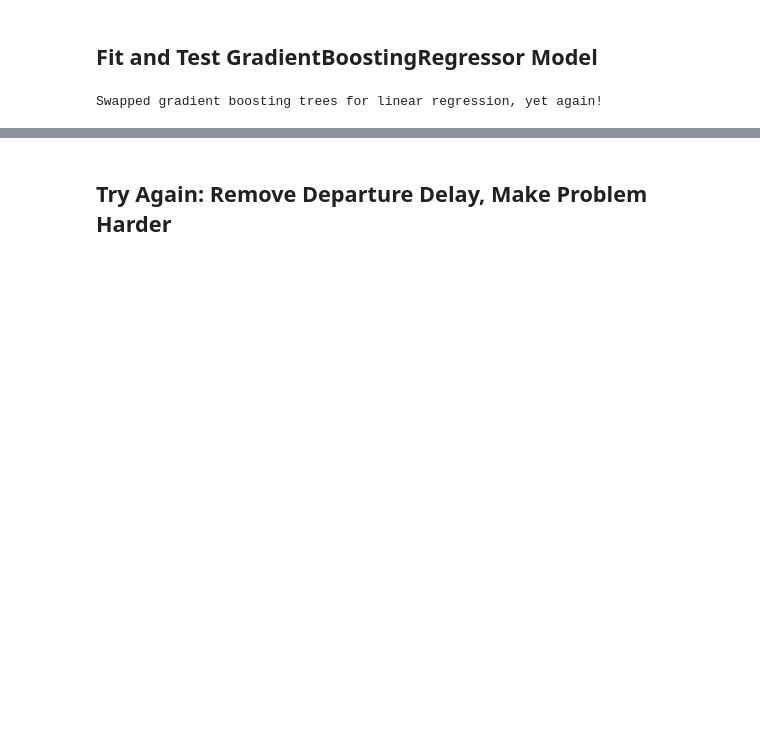
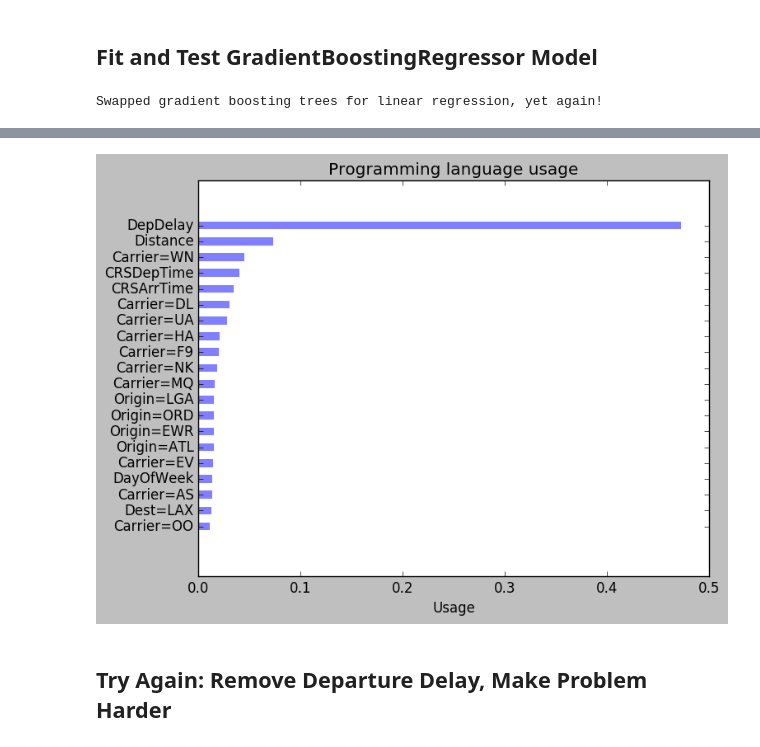
Before and after one commit to Crisliu/Agile-Data-Science, a Jupyter notebook: ch08/Predicting flight delays with sklearn.ipynb, the cells around one changed output, grey strips where cells are left out. Saved outputs shown, nothing was run; the diff lists cells and outputs as text; code cells hidden in the pictures; blank space fills up the shorter version.

```diff
--- a/ch08/Predicting flight delays with sklearn.ipynb
+++ b/ch08/Predicting flight delays with sklearn.ipynb
@@ -188,7 +191,7 @@ plt.show()
 # %% [markdown]
 ## Fit and Test GradientBoostingRegressor Model
 # %%
-regressor = GradientBoostingRegressor
+regressor = GradientBoostingRegressor()
 print("Swapped gradient boosting trees for linear regression, yet again!")
 # %% [output]
 Swapped gradient boosting trees for linear regression, yet again!
@@ -208,0 +260,8 @@ print("Gradient boosting regressor r2 score:                 {:.3g}".format(r2))
+# %%
+# Too many! Most are 0. Print only the non-zero feature importances.
+non_zero_feature_importances = [feature for feature in sorted_feature_importances if feature[1] > 0.0]
+non_zero_count = len(non_zero_feature_importances)
+print("Total non-zero feature importances: {}\n".format(non_zero_count))
+
+for item in non_zero_feature_importances:
+    print("{0: <15}: {1}".format(item[0], item[1]))
@@ -209,3 +286,34 @@ print("Gradient boosting regressor r2 score:                 {:.3g}".format(r2))
+# %%
+# Plot the top 20 feature importances
+top_20_feature_importanes = non_zero_feature_importances[0:20]
+top_20_feature_importanes
+
+# Cleans up the appearance
+plt.rcdefaults()
+
+labels = [i[0] for i in top_20_feature_importanes]
+reversed_labels = list(reversed(labels))
+
+y_pos = [1.6 * item for item in np.arange(len(labels))]
+
+chart_feature_importances = [i[1] for i in top_20_feature_importanes]
+reversed_cfis = list(reversed(chart_feature_importances))
+
+# See http://matplotlib.org/api/pyplot_api.html#matplotlib.pyplot.barh
+plt.barh(
+    y_pos,
+    reversed_cfis,
+    align='center',
+    alpha=0.5,
+    linewidth=0,
+)
+plt.yticks(y_pos, reversed_labels)
+plt.xlabel('Usage')
+plt.title('Programming language usage')
+
+plt.show()
+# %% [output]
+[figure, added]
 # %% [markdown]
 ## Try Again: Remove Departure Delay, Make Problem Harder
 # %%
```
Also changed, not shown: parts of 19 cells of this notebook, 1 other file.
